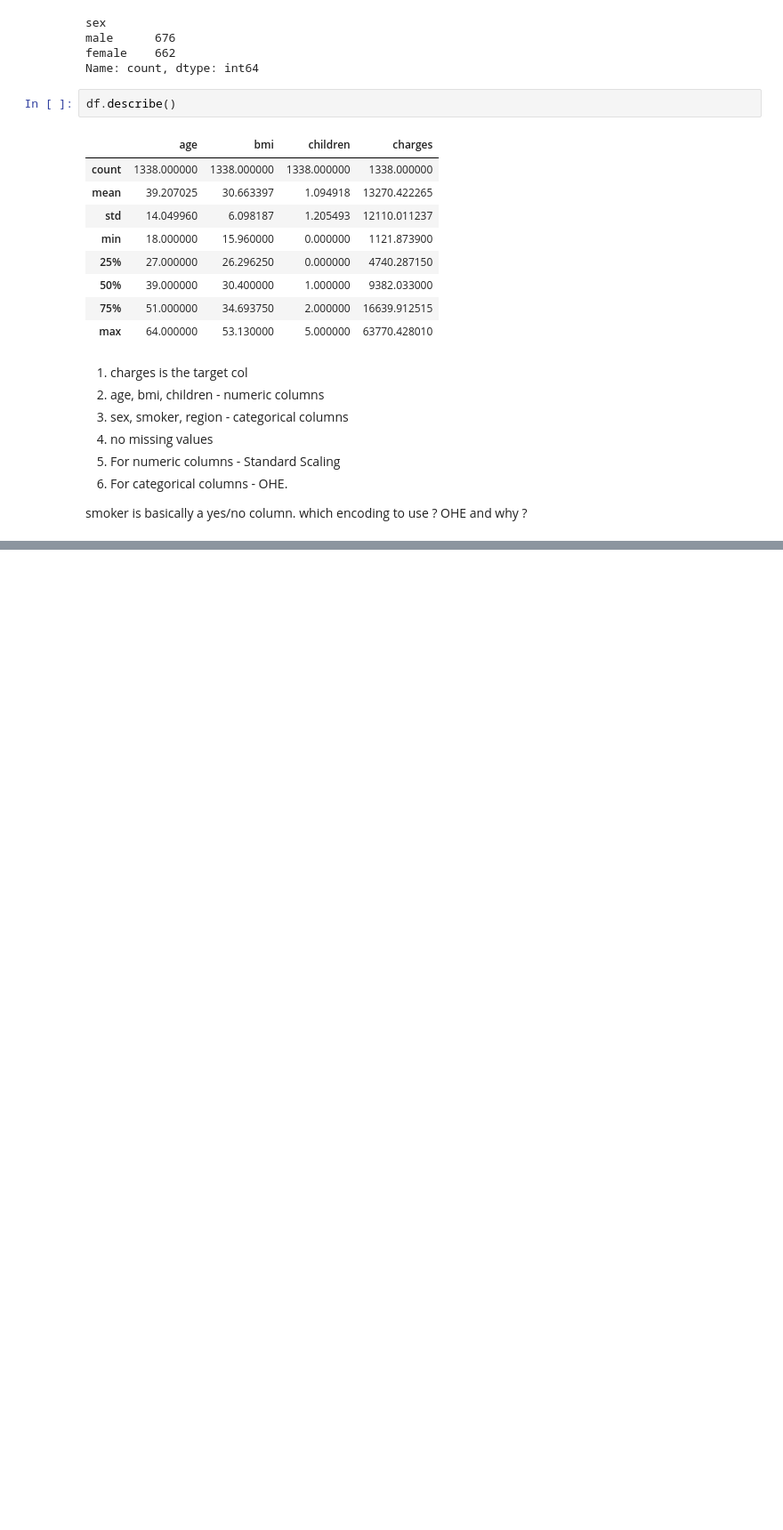
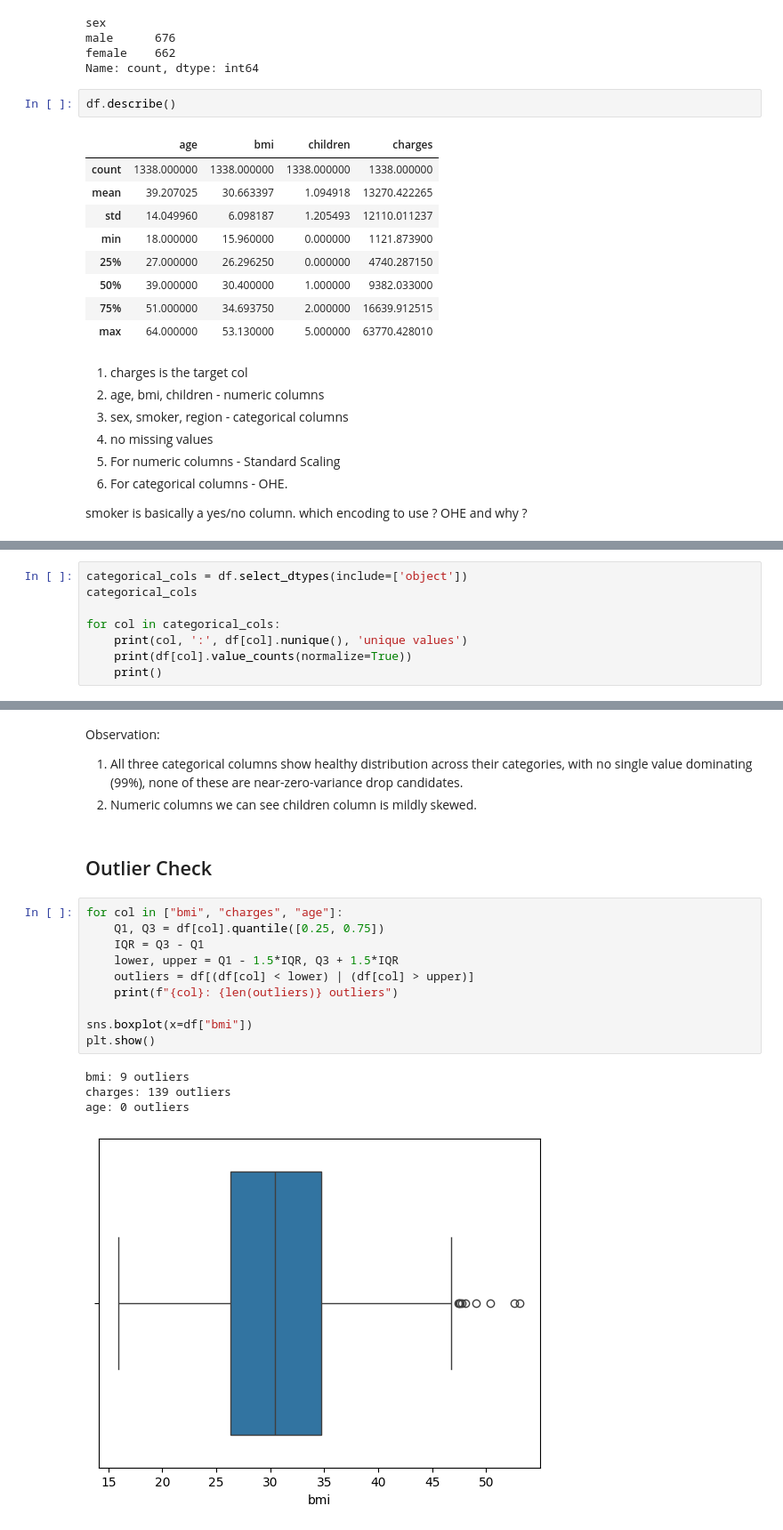
Before and after one commit to VishRoy/kaggle-notebook, a Jupyter notebook: insurance_forecast.ipynb, the cells around one changed output, grey strips where cells are left out. Shown at 89% size. Cells and saved outputs as stored; diff of their text form; blank space fills up the shorter version.

```diff
--- a/insurance_forecast.ipynb
+++ b/insurance_forecast.ipynb
@@ -81,0 +131,8 @@ smoker is basically a yes/no column. which encoding to use ? OHE and why ?
+# %%
+categorical_cols = df.select_dtypes(include=['object'])
+categorical_cols
+
+for col in categorical_cols:
+    print(col, ':', df[col].nunique(), 'unique values')
+    print(df[col].value_counts(normalize=True))
+    print()
@@ -81,0 +159,22 @@ smoker is basically a yes/no column. which encoding to use ? OHE and why ?
+# %% [markdown]
+Observation:
+
+1. All three categorical columns show healthy distribution across their categories, with no single value dominating (99%), none of these are near-zero-variance drop candidates.
+2. Numeric columns we can see children column is mildly skewed.
+# %% [markdown]
+## Outlier Check
+# %%
+for col in ["bmi", "charges", "age"]:
+    Q1, Q3 = df[col].quantile([0.25, 0.75])
+    IQR = Q3 - Q1
+    lower, upper = Q1 - 1.5*IQR, Q3 + 1.5*IQR
+    outliers = df[(df[col] < lower) | (df[col] > upper)]
+    print(f"{col}: {len(outliers)} outliers")
+
+sns.boxplot(x=df["bmi"])
+plt.show()
+# %% [output]
+bmi: 9 outliers
+charges: 139 outliers
+age: 0 outliers
+[figure, added]
```
Also changed, not shown: parts of 42 cells of this notebook.
